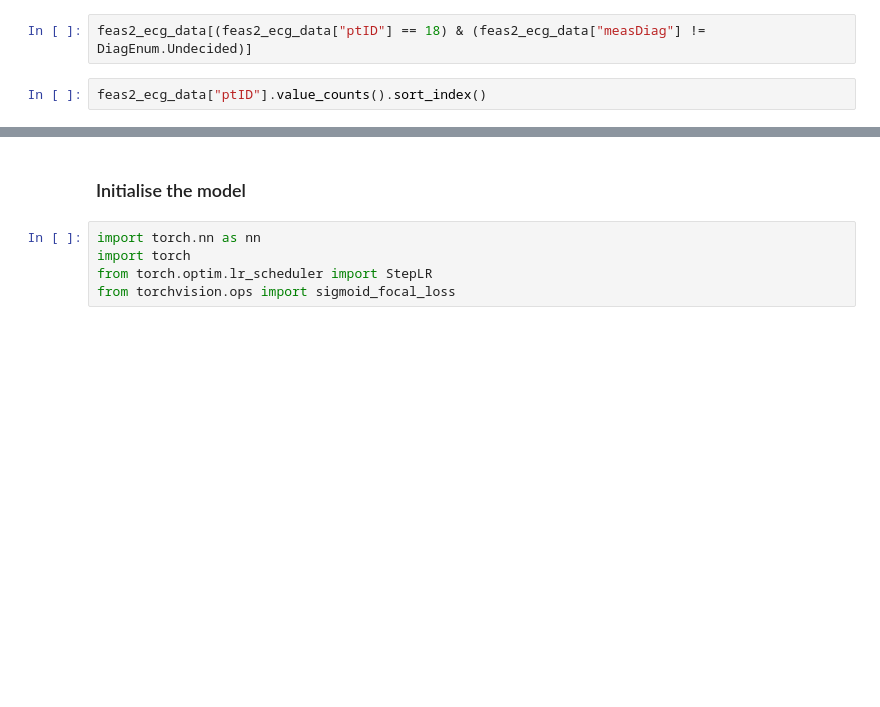
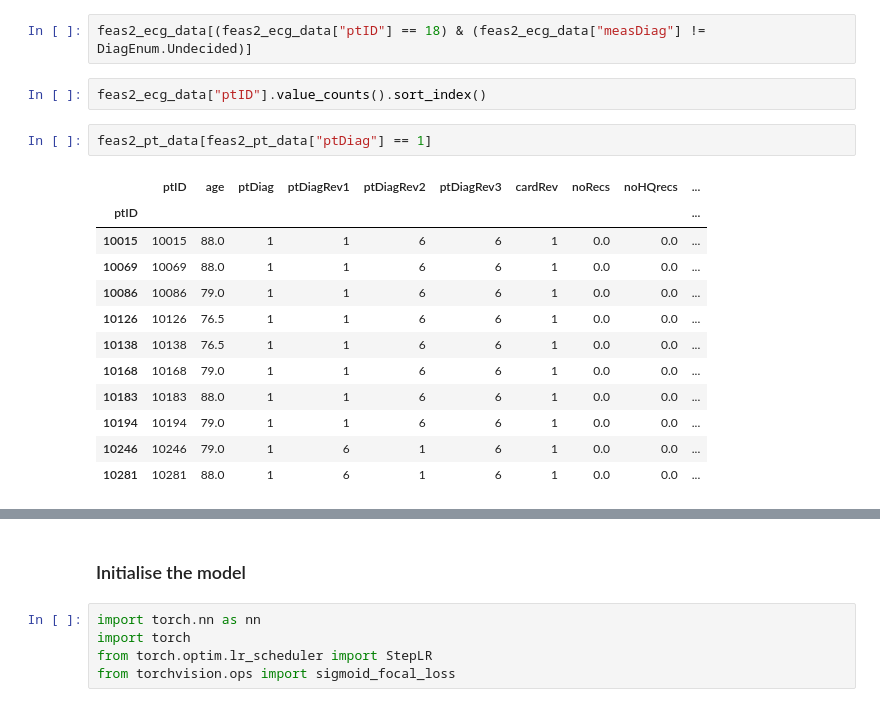
Before and after one commit to daniel347/ecg-signal-quality, a Jupyter notebook: Notebooks/CNNNoiseDetector.ipynb, the cells around one changed output, grey strips where cells are left out. Drawn from its saved outputs; the diff is of its cells as text; blank space fills up the shorter version.

```diff
--- a/Notebooks/CNNNoiseDetector.ipynb
+++ b/Notebooks/CNNNoiseDetector.ipynb
@@ -40,3 +49,18 @@ feas2_pt_data
 feas2_ecg_data[(feas2_ecg_data["ptID"] == 18) & (feas2_ecg_data["measDiag"] != DiagEnum.Undecided)]
 # %%
 feas2_ecg_data["ptID"].value_counts().sort_index()
+# %%
+feas2_pt_data[feas2_pt_data["ptDiag"] == 1]
+# %% [output]
+|  | ptID | age | ptDiag | ptDiagRev1 | ptDiagRev2 | ptDiagRev3 | cardRev | noRecs | noHQrecs | ... |
+| ptID |  |  |  |  |  |  |  |  |  | ... |
+| 10015 | 10015 | 88.0 | 1 | 1 | 6 | 6 | 1 | 0.0 | 0.0 | ... |
+| 10069 | 10069 | 88.0 | 1 | 1 | 6 | 6 | 1 | 0.0 | 0.0 | ... |
+| 10086 | 10086 | 79.0 | 1 | 1 | 6 | 6 | 1 | 0.0 | 0.0 | ... |
+| 10126 | 10126 | 76.5 | 1 | 1 | 6 | 6 | 1 | 0.0 | 0.0 | ... |
+| 10138 | 10138 | 76.5 | 1 | 1 | 6 | 6 | 1 | 0.0 | 0.0 | ... |
+| 10168 | 10168 | 79.0 | 1 | 1 | 6 | 6 | 1 | 0.0 | 0.0 | ... |
+| 10183 | 10183 | 88.0 | 1 | 1 | 6 | 6 | 1 | 0.0 | 0.0 | ... |
+| 10194 | 10194 | 79.0 | 1 | 1 | 6 | 6 | 1 | 0.0 | 0.0 | ... |
+| 10246 | 10246 | 79.0 | 1 | 6 | 1 | 6 | 1 | 0.0 | 0.0 | ... |
+| 10281 | 10281 | 88.0 | 1 | 6 | 1 | 6 | 1 | 0.0 | 0.0 | ... |
```
Also changed, not shown: parts of 10 cells of this notebook, 7 other files.
